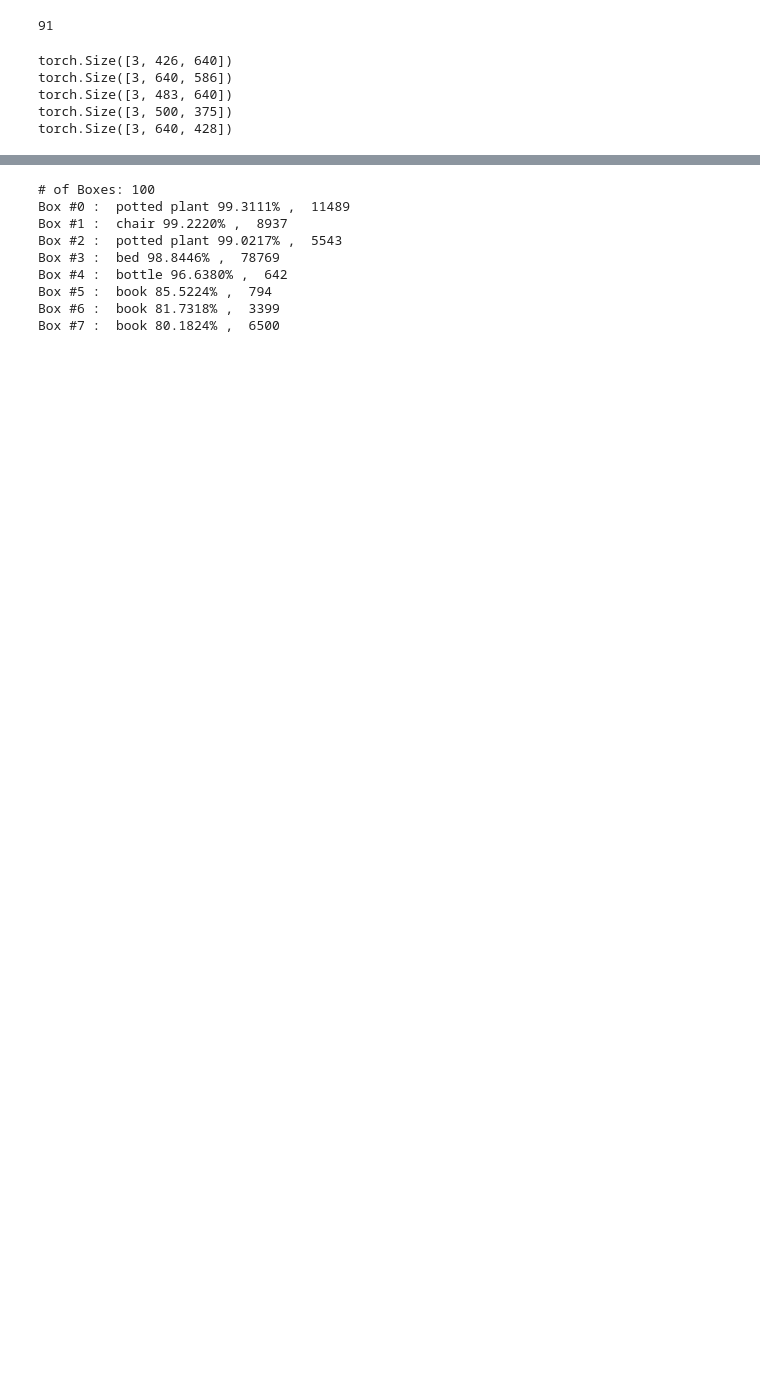
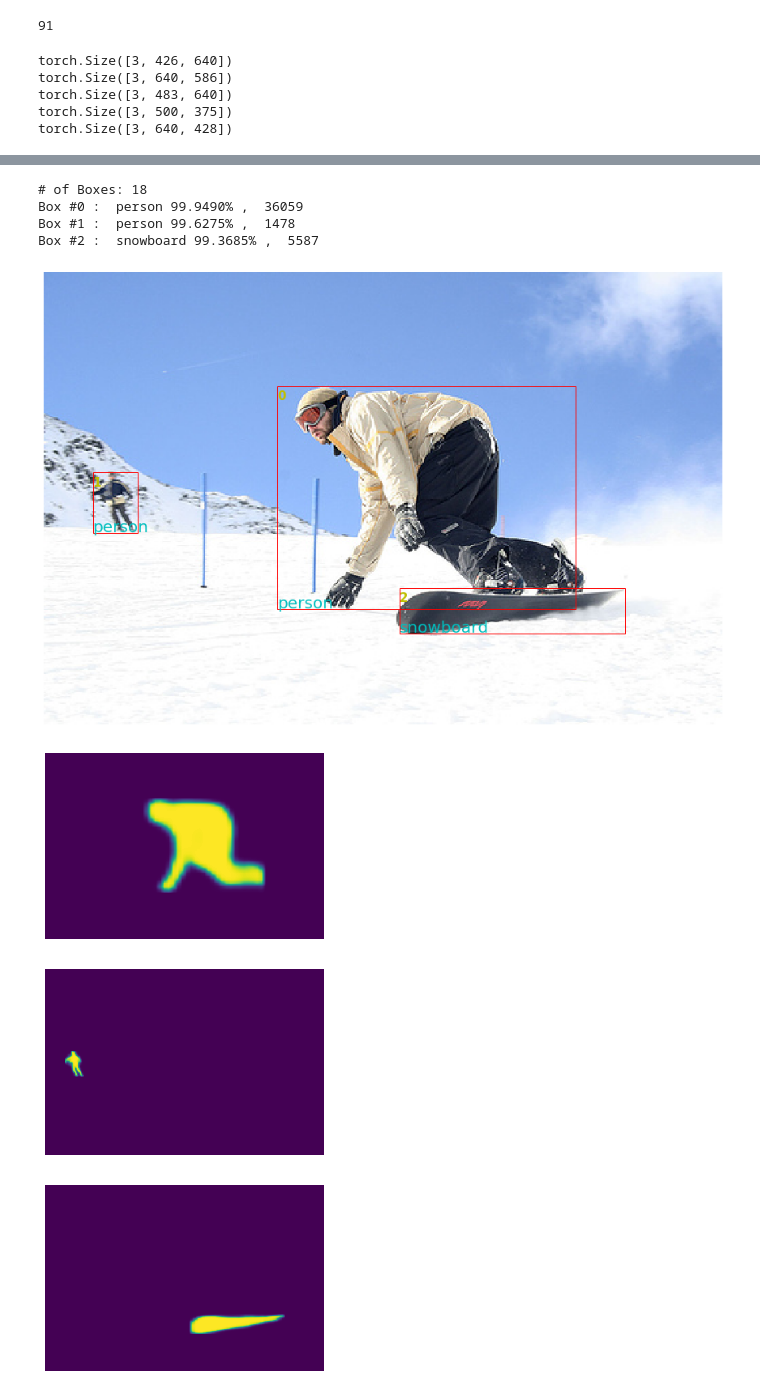
Before and after one commit to hstrohm/ImageSummarization, a Jupyter notebook: maskrcnn.ipynb, the cells around one changed output, grey strips where cells are left out. Saved outputs shown, nothing was run; the diff lists cells and outputs as text; code cells hidden in the pictures; blank space fills up the shorter version.

Commit message:
Adding Several Image segmentation functions and the beginning of the box prepositions.

```diff
--- a/maskrcnn.ipynb
+++ b/maskrcnn.ipynb
@@ -34,9 +36,9 @@ cuda:0
 # Mask R-CNN
 # %%
 # not currently used
-def show_mask(output, size=(10,10)):
+def show_mask(output, i, size=(10,10)):
     plt.figure(figsize=size)
-    plt.imshow(output['masks'][0].cpu().squeeze())
+    plt.imshow(output['masks'][i].cpu().squeeze())
     plt.axis('off')
     plt.show()
 # %%
@@ -84,7 +86,7 @@ torch.Size([3, 483, 640])
 torch.Size([3, 500, 375])
 torch.Size([3, 640, 428])
 # %%
-j = 2 # which image
+j = 1757 # which image
 image = coco_val[j][0].unsqueeze(0).to(device)
 with torch.no_grad(): # to help keep CUDA memory free (hopefully)
     output = network(image)[0]
@@ -103,40 +105,42 @@ length = len(scores)
 
 fig = plt.figure(figsize=(15,15))
 plt.imshow(to_plot_image)
 plt.axis('off')
 print('# of Boxes:', len(output['boxes']))
 
 # go through each box
 i = 0
 while i < length and scores[i] > score_threshold:
     box = [output['boxes'][i][j].cpu().item() for j in range(4)] # or output['boxes'][i].cpu()
     width = box[2] - box[0] # of box
     height = box[3] - box[1] # of box
     label = labels[output['labels'][i].item()]
     #if height < 10 or width < 10 or area < 50: continue
 
     # add a rectangle ((x,y), w, h)
     fig.get_axes()[0].add_patch(matplotlib.patches.Rectangle((box[0], box[1]),
                                                              width, height, fill=False,
                                                              color='r', linewidth=1))
     plt.annotate(i, xy=(box[0], box[1]+10), color='y', fontsize=15, fontweight='semibold') # box #
-    plt.annotate(label, xy=(box[0], box[1]+height), color='c', fontsize=20) # box label
+    plt.annotate(label, xy=(box[0], box[1]+height-1), color='c', fontsize=20) # box label
 
     print('Box #'+ str(i), ": ", label,
               "{:.4f}".format(scores[i].item()*100)+"%", ", ", int(width*height)) # print info of box
     i += 1
 # end - while
 
+for j in range(i):
+    show_mask(output, j, size=(5,5))
+
 plt.savefig(os.path.join('pics', 'hi.png')) # make sure you have a pics folder
 
 set([labels[output['labels'][j]] for j in range(i-1)]) # all different labels
 # %% [output]
-# of Boxes: 100
-Box #0 :  potted plant 99.3111% ,  11489
-Box #1 :  chair 99.2220% ,  8937
-Box #2 :  potted plant 99.0217% ,  5543
-Box #3 :  bed 98.8446% ,  78769
-Box #4 :  bottle 96.6380% ,  642
-Box #5 :  book 85.5224% ,  794
-Box #6 :  book 81.7318% ,  3399
-Box #7 :  book 80.1824% ,  6500
+# of Boxes: 18
+Box #0 :  person 99.9490% ,  36059
+Box #1 :  person 99.6275% ,  1478
+Box #2 :  snowboard 99.3685% ,  5587
+[figure, new version]
+[figure, added]
+[figure, added]
+[figure, added]
```
Also changed, not shown: parts of 10 cells of this notebook.
